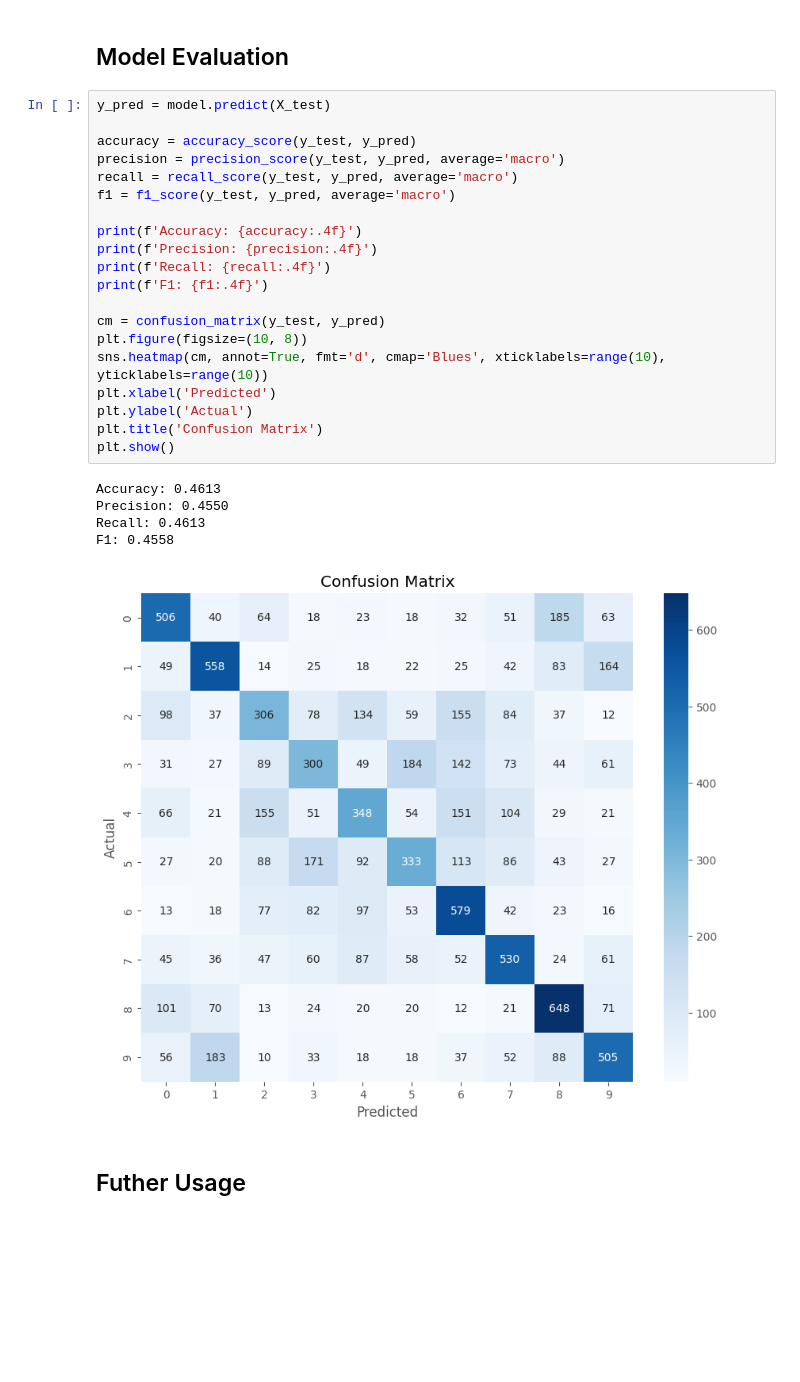
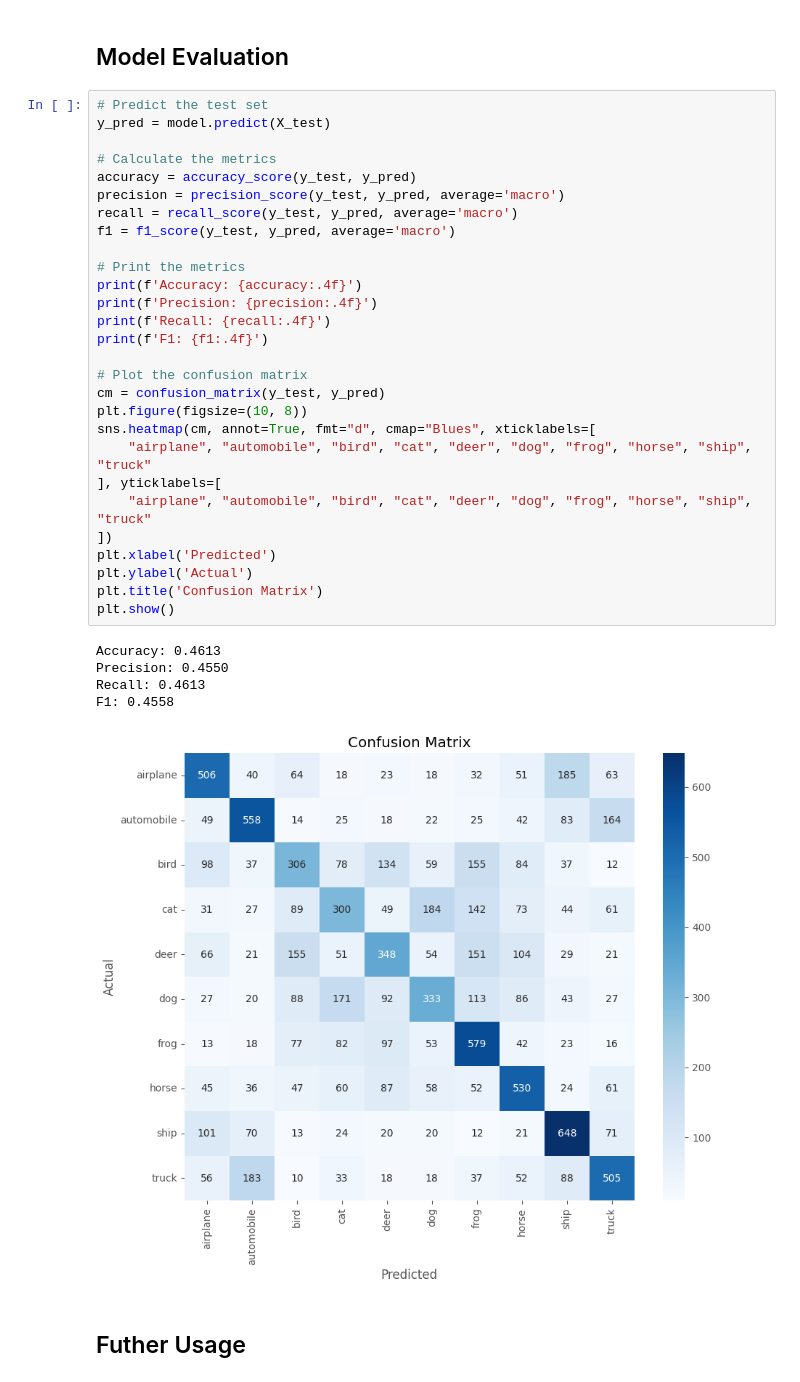
Before and after one commit to khoadole/Neural-Networks-for-Classification, a Jupyter notebook: notebooks/scikit_learn.ipynb, the cells around one changed output. Drawn from its saved outputs; the diff is of its cells as text; blank space fills up the shorter version.

```diff
--- a/notebooks/scikit_learn.ipynb
+++ b/notebooks/scikit_learn.ipynb
@@ -149,31 +242,39 @@ Training time: 179.58 seconds
 # %% [markdown]
 ## Model Evaluation
 # %%
+# Predict the test set
 y_pred = model.predict(X_test)
 
+# Calculate the metrics
 accuracy = accuracy_score(y_test, y_pred)
 precision = precision_score(y_test, y_pred, average='macro')
 recall = recall_score(y_test, y_pred, average='macro')
 f1 = f1_score(y_test, y_pred, average='macro')
 
+# Print the metrics
 print(f'Accuracy: {accuracy:.4f}')
 print(f'Precision: {precision:.4f}')
 print(f'Recall: {recall:.4f}')
 print(f'F1: {f1:.4f}')
 
+# Plot the confusion matrix
 cm = confusion_matrix(y_test, y_pred)
 plt.figure(figsize=(10, 8))
-sns.heatmap(cm, annot=True, fmt='d', cmap='Blues', xticklabels=range(10), yticklabels=range(10))
+sns.heatmap(cm, annot=True, fmt="d", cmap="Blues", xticklabels=[
+    "airplane", "automobile", "bird", "cat", "deer", "dog", "frog", "horse", "ship", "truck"
+], yticklabels=[
+    "airplane", "automobile", "bird", "cat", "deer", "dog", "frog", "horse", "ship", "truck"
+])
 plt.xlabel('Predicted')
 plt.ylabel('Actual')
 plt.title('Confusion Matrix')
 plt.show()
 # %% [output]
 Accuracy: 0.4613
 Precision: 0.4550
 Recall: 0.4613
 F1: 0.4558
-[figure, old version]
+[figure, new version]
 # %% [markdown]
 ## Futher Usage
 # %%
```
Also changed, not shown: parts of 15 cells of this notebook.
